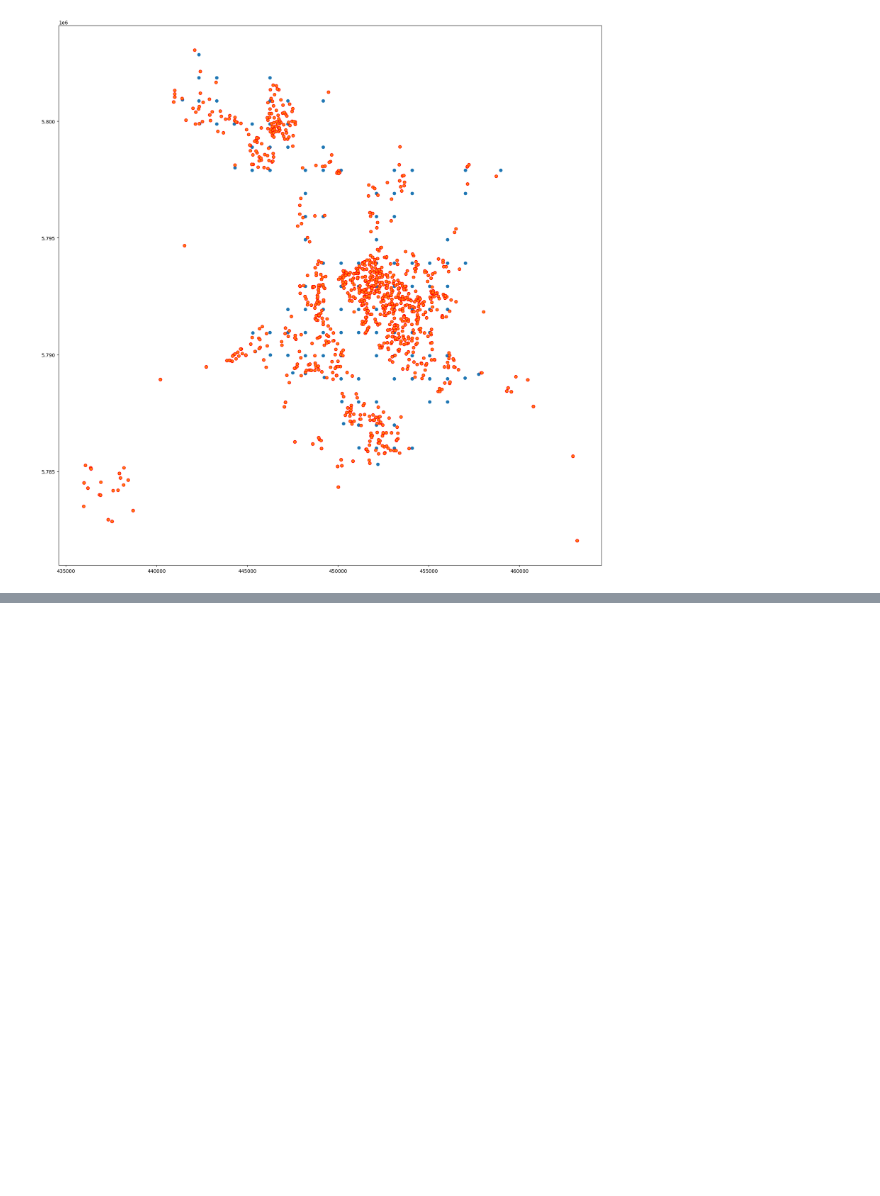
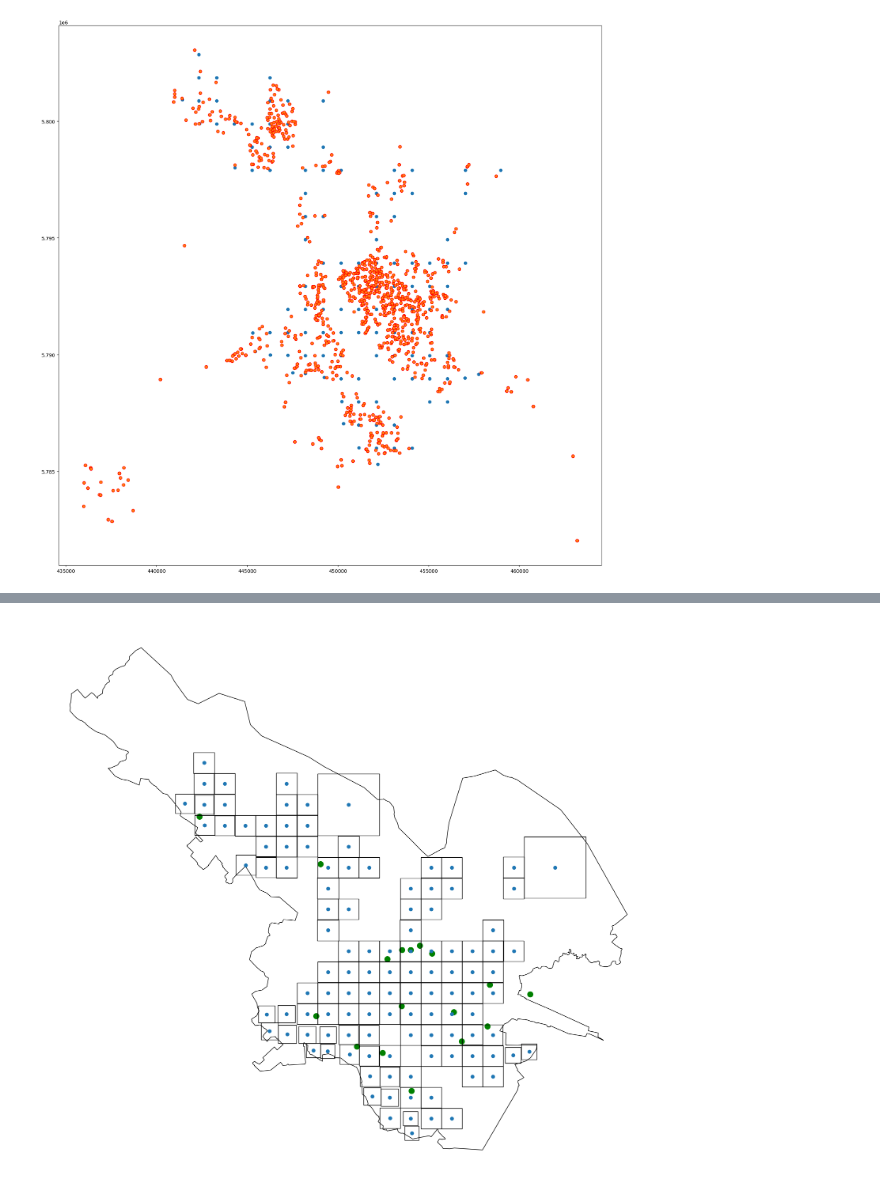
Before and after one commit to Vaynbaum/placement-electric-charging-stations, a Jupyter notebook: backend/t.ipynb, the cells around one changed output, grey strips where cells are left out. Cells and saved outputs as stored; diff of their text form; code cells hidden in the pictures; blank space fills up the shorter version.

```diff
--- a/backend/t.ipynb
+++ b/backend/t.ipynb
@@ -588,33 +588,36 @@ for poly in polylist:
     d["d"] = D
     d["poly"] = create_poly(d)
 
     data_pols.append(d)
 
 
 fig, ax = plt.subplots(figsize=(20, 20))
 f = True
 while f:
     f = False
     for i in range(len(data_pols)):
         p = data_pols[i]
         if not p["change"]:
             continue
         size = p["d"] + OF
         new_poly = create_poly(p, size)
         can_change = True
         for j in range(len(data_pols)):
             if i != j and data_pols[j]["poly"].intersects(new_poly):
                 can_change = False
                 break
         if can_change:
             f = True
             p["d"] = size
             p["poly"] = new_poly
         else:
             p["change"] = False
 # plt.scatter(x_p, y_p, c="r")
+ax.axis("off")
 plt.scatter(x_ch, y_ch, c="g", linewidths=5)
 draw(data_pols)
+# %% [output]
+[figure, added]
 # %%
 import numpy as np
 from sklearn.neighbors import KNeighborsClassifier
```
Also changed, not shown: parts of 2 cells of this notebook, 5 other files.
